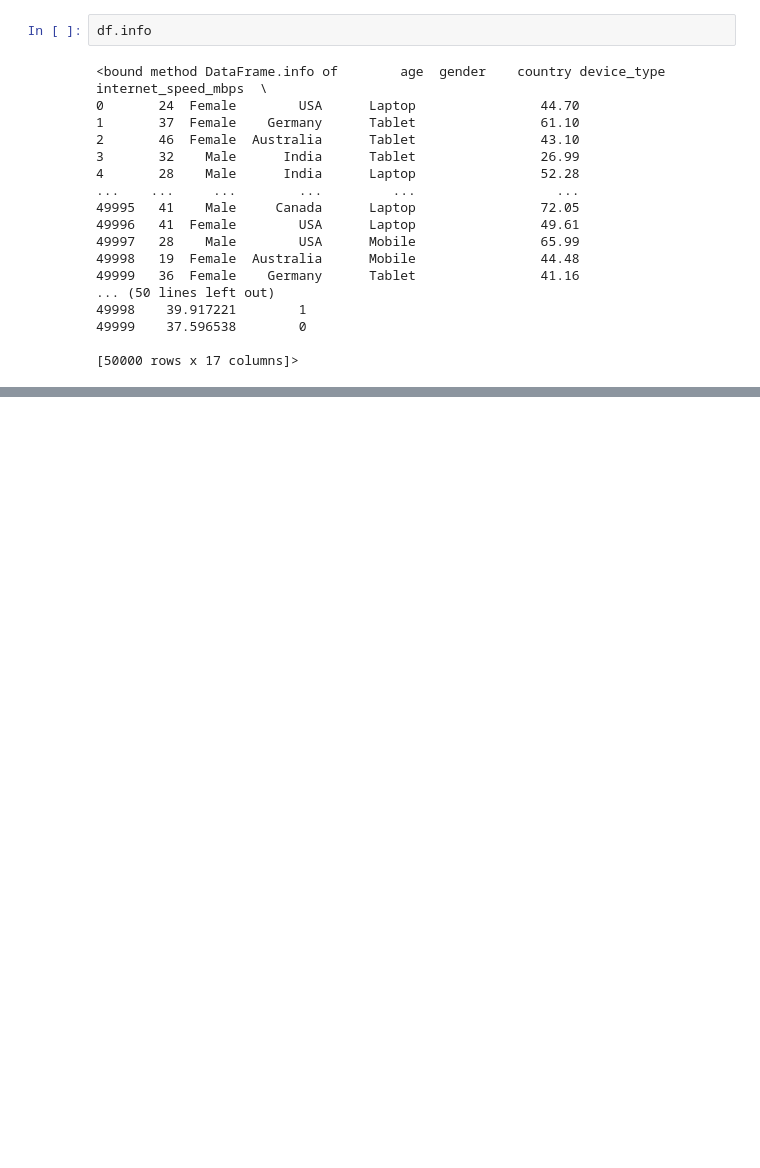
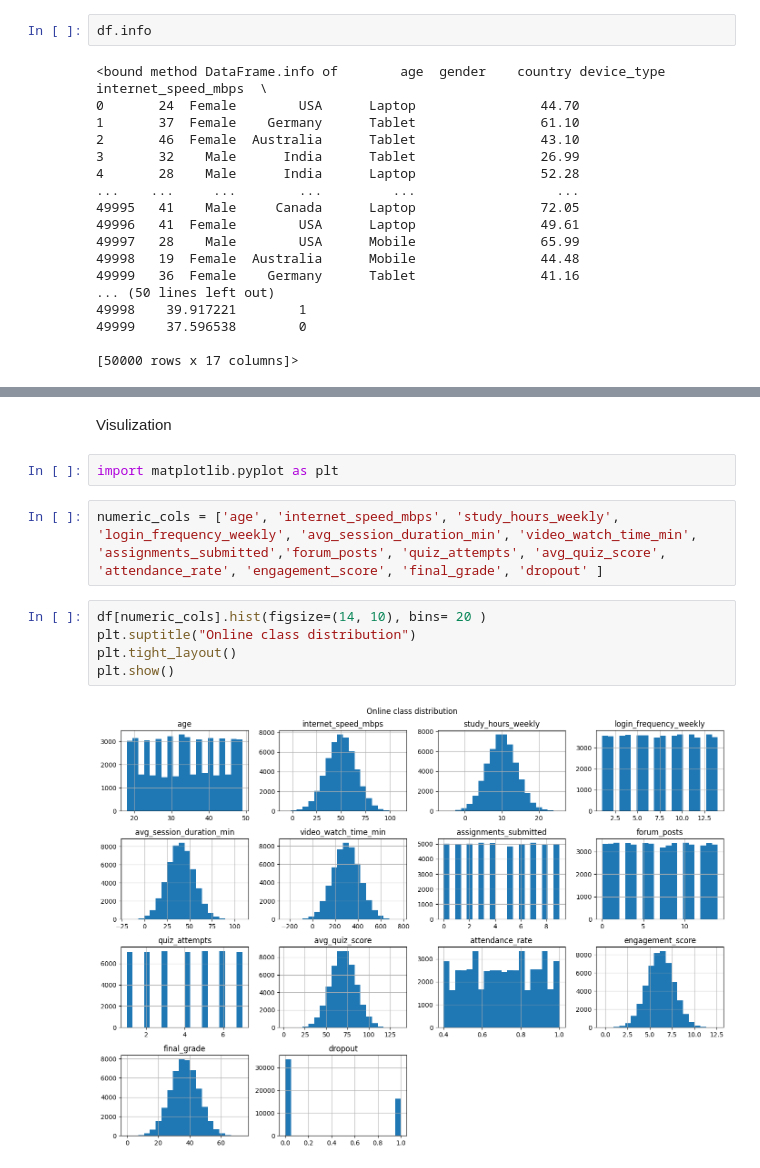
Before and after one commit to hansanagayathmika2003-ctrl/Online-Learning-Engagement, a Jupyter notebook: Online_Learning_Engagement.ipynb, the cells around one changed output, grey strips where cells are left out. Cells and saved outputs as stored; diff of their text form; blank space fills up the shorter version.

```diff
--- a/Online_Learning_Engagement.ipynb
+++ b/Online_Learning_Engagement.ipynb
@@ -217,0 +342,13 @@ df.describe()
+# %% [markdown]
+Visulization
+# %%
+import matplotlib.pyplot as plt
+# %%
+numeric_cols = ['age', 'internet_speed_mbps', 'study_hours_weekly', 'login_frequency_weekly', 'avg_session_duration_min', 'video_watch_time_min', 'assignments_submitted','forum_posts', 'quiz_attempts', 'avg_quiz_score', 'attendance_rate', 'engagement_score', 'final_grade', 'dropout' ]
+# %%
+df[numeric_cols].hist(figsize=(14, 10), bins= 20 )
+plt.suptitle("Online class distribution")
+plt.tight_layout()
+plt.show()
+# %% [output]
+[figure, added]
```
Also changed, not shown: parts of 28 cells of this notebook.
